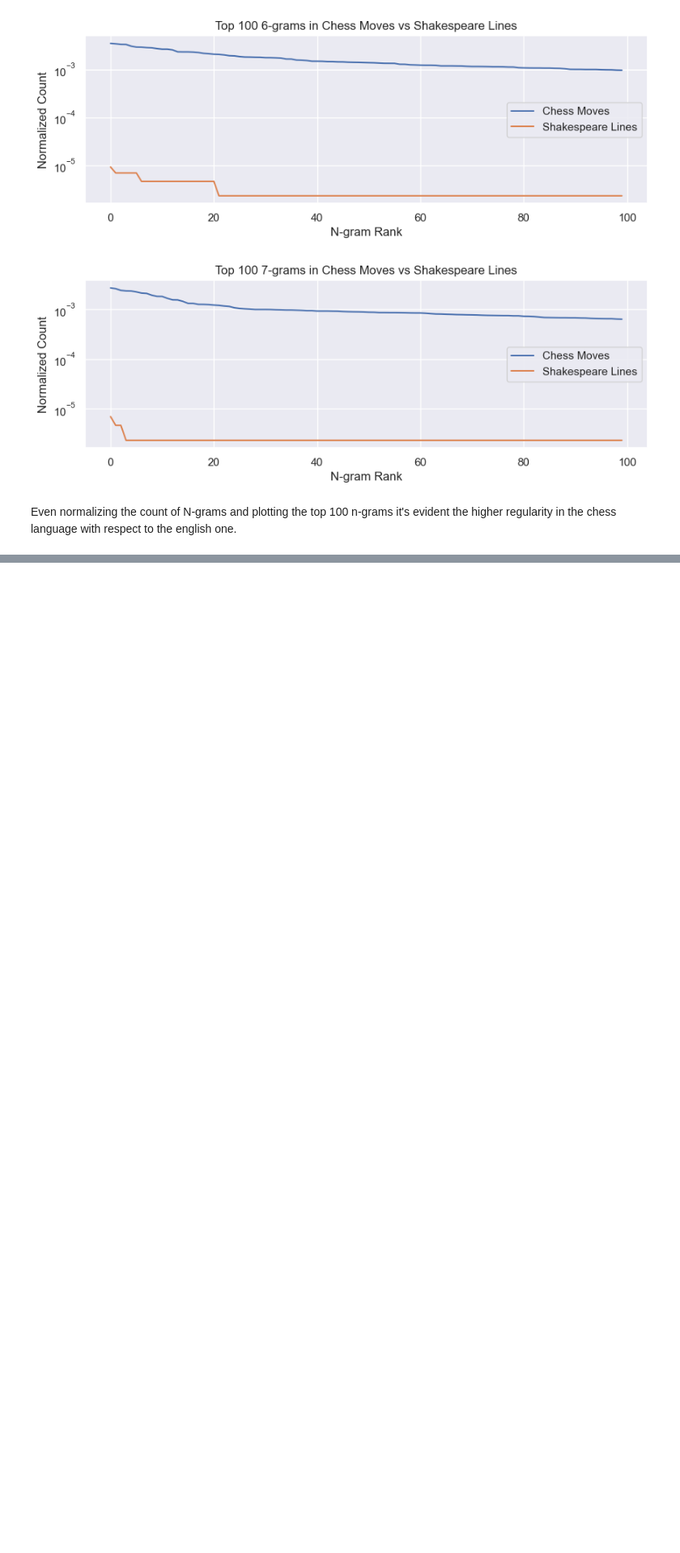
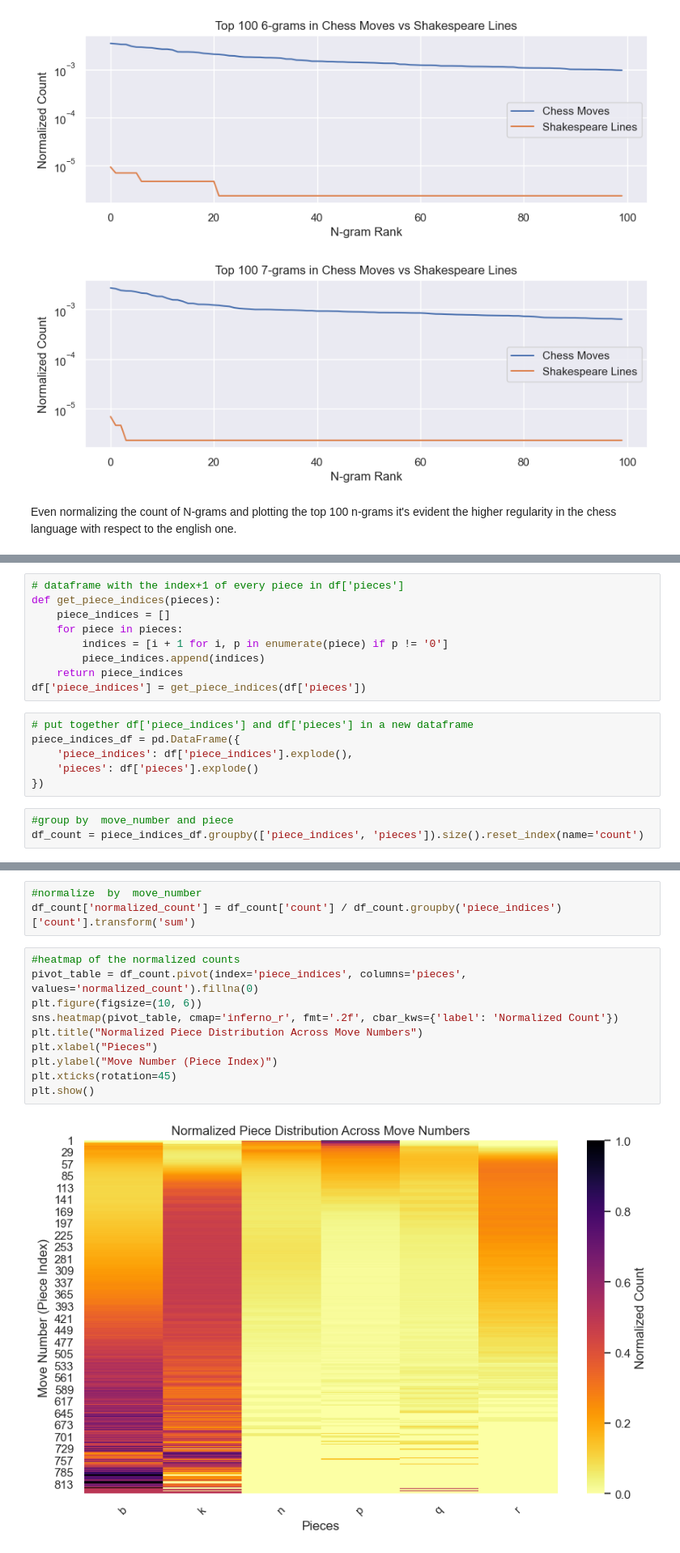
Before and after one commit to NLP-Project-PoliMi-2025/NLP-Project, a Jupyter notebook: notebooks/final_martina.ipynb, the cells around one changed output, grey strips where cells are left out. Shown at 81% size. Saved outputs shown, nothing was run; the diff lists cells and outputs as text; blank space fills up the shorter version.

```diff
--- a/notebooks/final_martina.ipynb
+++ b/notebooks/final_martina.ipynb
@@ -431,0 +556,18 @@ Even normalizing the count of N-grams and plotting the top 100 n-grams it's evid
+# %%
+# dataframe with the index+1 of every piece in df['pieces']
+def get_piece_indices(pieces):
+    piece_indices = []
+    for piece in pieces:
+        indices = [i + 1 for i, p in enumerate(piece) if p != '0']
+        piece_indices.append(indices)
+    return piece_indices
+df['piece_indices'] = get_piece_indices(df['pieces'])
+# %%
+# put together df['piece_indices'] and df['pieces'] in a new dataframe
+piece_indices_df = pd.DataFrame({
+    'piece_indices': df['piece_indices'].explode(),
+    'pieces': df['pieces'].explode()
+})
+# %%
+#group by  move_number and piece
+df_count = piece_indices_df.groupby(['piece_indices', 'pieces']).size().reset_index(name='count')
@@ -431,0 +592,15 @@ Even normalizing the count of N-grams and plotting the top 100 n-grams it's evid
+# %%
+#normalize  by  move_number
+df_count['normalized_count'] = df_count['count'] / df_count.groupby('piece_indices')['count'].transform('sum')
+# %%
+#heatmap of the normalized counts
+pivot_table = df_count.pivot(index='piece_indices', columns='pieces', values='normalized_count').fillna(0)
+plt.figure(figsize=(10, 6))
+sns.heatmap(pivot_table, cmap='inferno_r', fmt='.2f', cbar_kws={'label': 'Normalized Count'})
+plt.title("Normalized Piece Distribution Across Move Numbers")
+plt.xlabel("Pieces")
+plt.ylabel("Move Number (Piece Index)")
+plt.xticks(rotation=45)
+plt.show()
+# %% [output]
+[figure, added]
```
Also changed, not shown: parts of 20 cells of this notebook.
